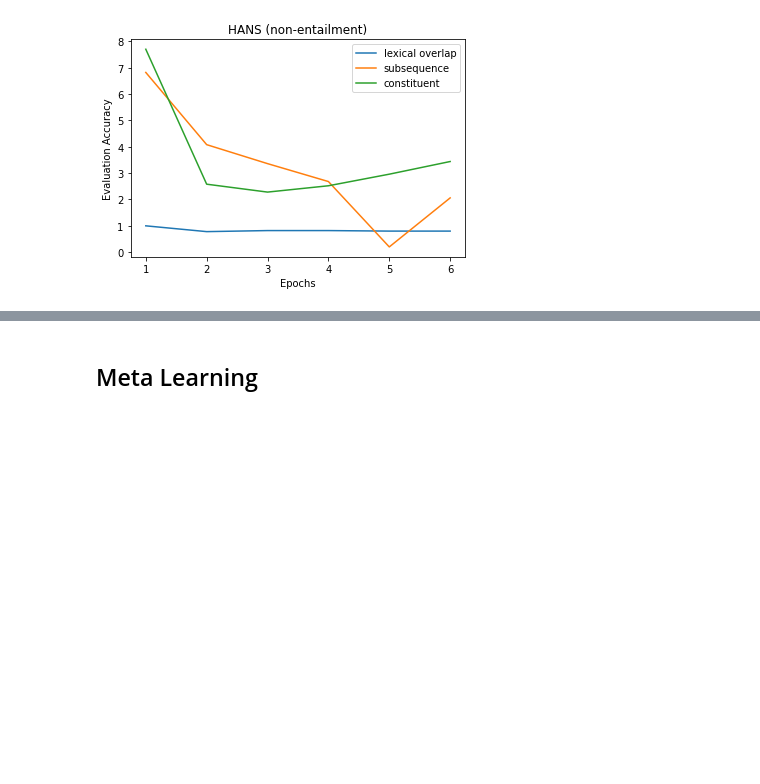
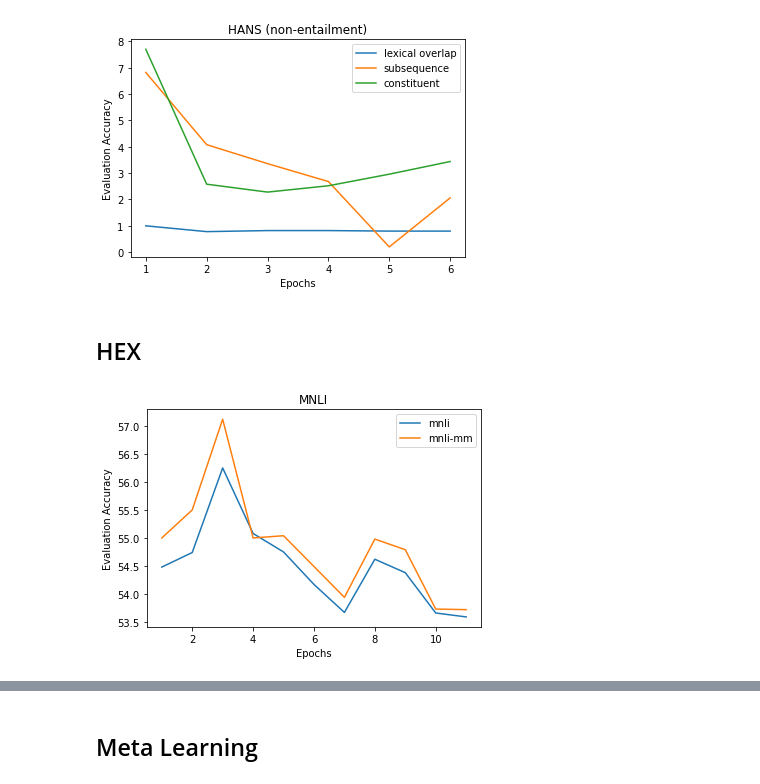
Before and after one commit to prajjwal1/generalize_lm_nli, a Jupyter notebook: nbs/graph_plots_paper.ipynb, the cells around one changed output, grey strips where cells are left out. Saved outputs shown, nothing was run; the diff lists cells and outputs as text; code cells hidden in the pictures; blank space fills up the shorter version.

```diff
--- a/nbs/graph_plots_paper.ipynb
+++ b/nbs/graph_plots_paper.ipynb
@@ -477,3 +477,9 @@ plt.savefig('/home/nlp/transformers-importance-sampling/figs/adapter_hans_non_en
 plt.show()
 # %% [output]
 [figure]
+# %% [markdown]
+## HEX
+# %%
+hex_mnli =    [54.48, 54.74, 56.25, 55.08, 54.75, 54.17, 53.67, 54.62, 54.38, 53.66, 53.59]
+hex_mnli_mm = [55.00, 55.50, 57.12, 55.00, 55.04, 54.49, 53.94, 54.98, 54.79, 53.73, 53.72]
+hex_epochs = list(range(1, 12))
@@ -479,0 +494,14 @@ plt.show()
+# %%
+# plt.figure(num=None, figsize=(4, 3), dpi=80, facecolor='w', edgecolor='k')
+plt.plot(hex_epochs, hex_mnli, label='mnli')
+plt.plot(hex_epochs, hex_mnli_mm, label='mnli-mm')
+
+
+plt.xlabel('Epochs')
+plt.ylabel('Evaluation Accuracy')
+plt.legend()
+plt.title('MNLI')
+plt.savefig('/home/nlp/transformers-importance-sampling/figs/hex_mnli.pdf')
+plt.show()
+# %% [output]
+[figure, added]
```
Also changed, not shown: parts of 3 cells of this notebook, 17 other files.
